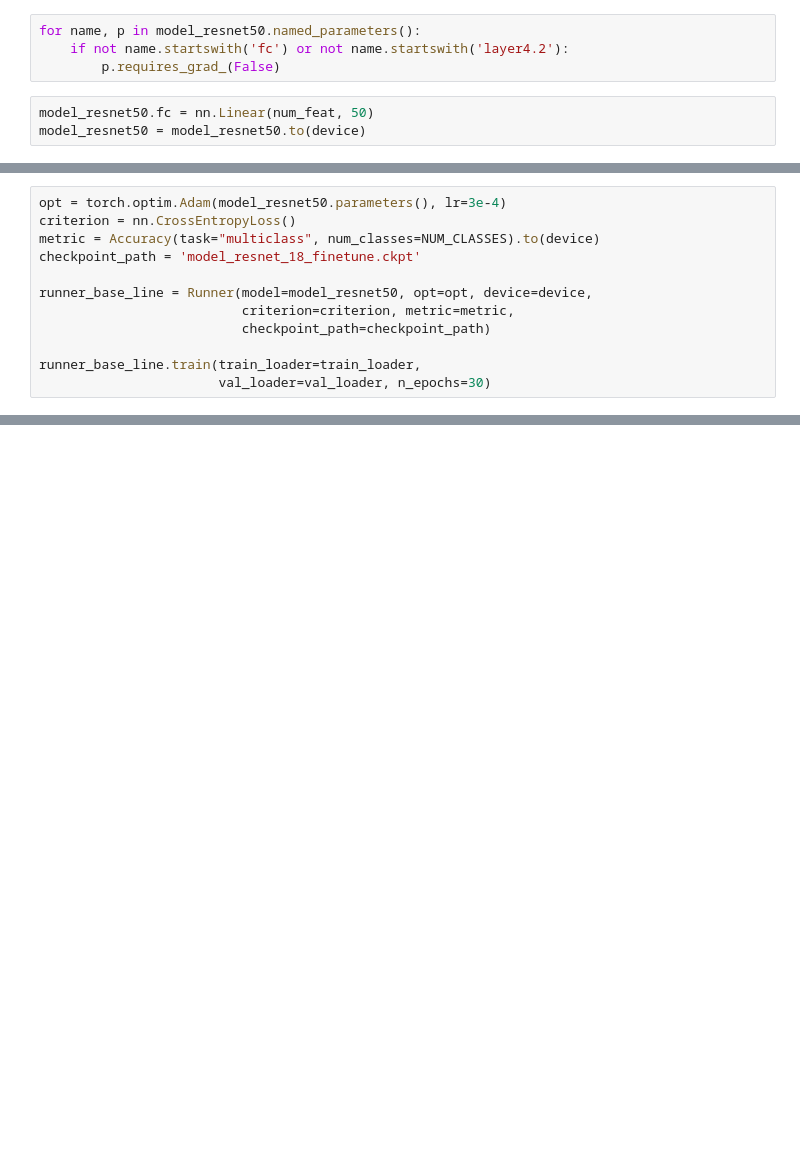
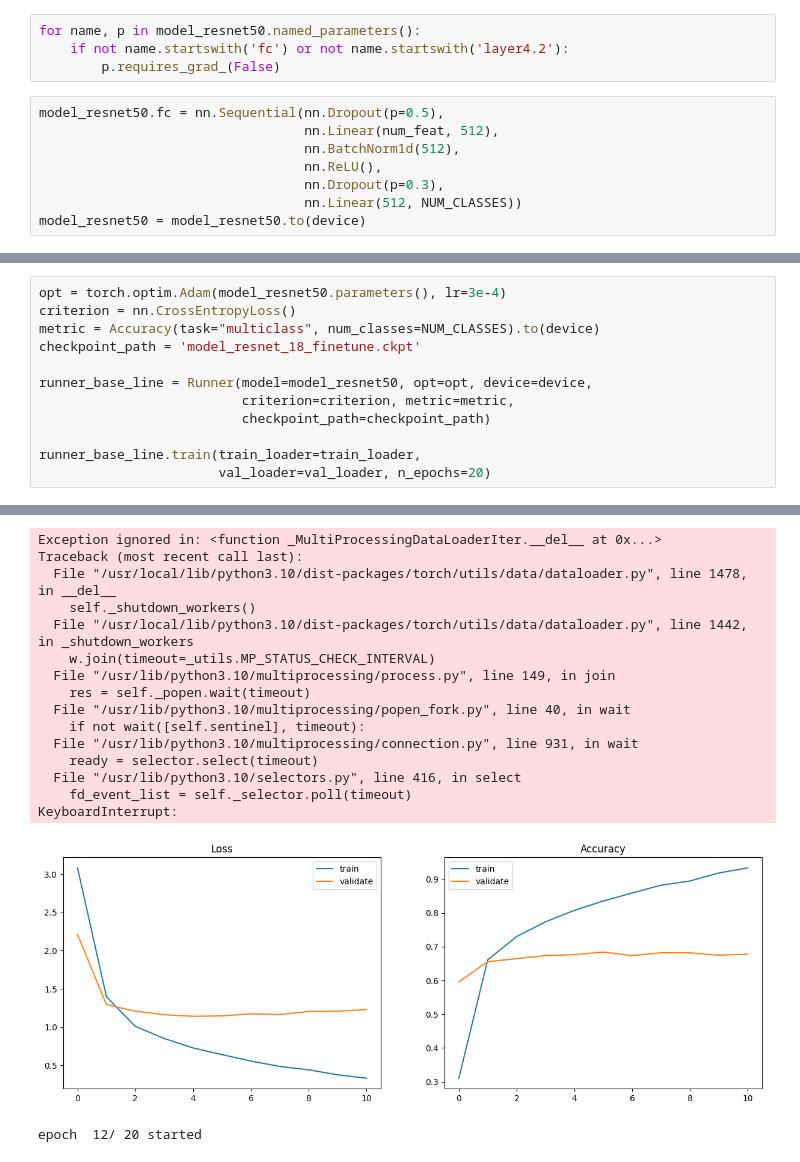
Before and after one commit to EvgenVer/ml_course, a Jupyter notebook: homeworks/lab02_deep_learning/Lab2_DL_parts_5.ipynb, the cells around one changed output, grey strips where cells are left out. Saved outputs shown, nothing was run; the diff lists cells and outputs as text; blank space fills up the shorter version.

```diff
--- a/homeworks/lab02_deep_learning/Lab2_DL_parts_5.ipynb
+++ b/homeworks/lab02_deep_learning/Lab2_DL_parts_5.ipynb
@@ -341,9 +398,14 @@ num_feat
 for name, p in model_resnet50.named_parameters():
     if not name.startswith('fc') or not name.startswith('layer4.2'):
         p.requires_grad_(False)
-# %%
-model_resnet50.fc = nn.Linear(num_feat, 50)
-model_resnet50 = model_resnet50.to(device)
+# %%
+model_resnet50.fc = nn.Sequential(nn.Dropout(p=0.5),
+                                  nn.Linear(num_feat, 512),
+                                  nn.BatchNorm1d(512),
+                                  nn.ReLU(),
+                                  nn.Dropout(p=0.3),
+                                  nn.Linear(512, NUM_CLASSES))
+model_resnet50 = model_resnet50.to(device)
 # %%
 summary(model_resnet50, (3, SIZE_H, SIZE_W))
 # %% [output]
@@ -375,5 +437,5 @@ runner_base_line = Runner(model=model_resnet50, opt=opt, device=device,
                           checkpoint_path=checkpoint_path)
 
 runner_base_line.train(train_loader=train_loader,
-                       val_loader=val_loader, n_epochs=30)
+                       val_loader=val_loader, n_epochs=20)
 # %% [output]
@@ -380,0 +443,17 @@ Evaluation: Val loss: 1.9380040424210685; Val score: 0.4885448898587908
+Exception ignored in: <function _MultiProcessingDataLoaderIter.__del__ at 0x...>
+Traceback (most recent call last):
+  File "/usr/local/lib/python3.10/dist-packages/torch/utils/data/dataloader.py", line 1478, in __del__
+    self._shutdown_workers()
+  File "/usr/local/lib/python3.10/dist-packages/torch/utils/data/dataloader.py", line 1442, in _shutdown_workers
+    w.join(timeout=_utils.MP_STATUS_CHECK_INTERVAL)
+  File "/usr/lib/python3.10/multiprocessing/process.py", line 149, in join
+    res = self._popen.wait(timeout)
+  File "/usr/lib/python3.10/multiprocessing/popen_fork.py", line 40, in wait
+    if not wait([self.sentinel], timeout):
+  File "/usr/lib/python3.10/multiprocessing/connection.py", line 931, in wait
+    ready = selector.select(timeout)
+  File "/usr/lib/python3.10/selectors.py", line 416, in select
+    fd_event_list = self._selector.poll(timeout)
+KeyboardInterrupt:
+[figure, added]
+epoch  12/ 20 started
```
Also changed, not shown: parts of 9 cells of this notebook.
